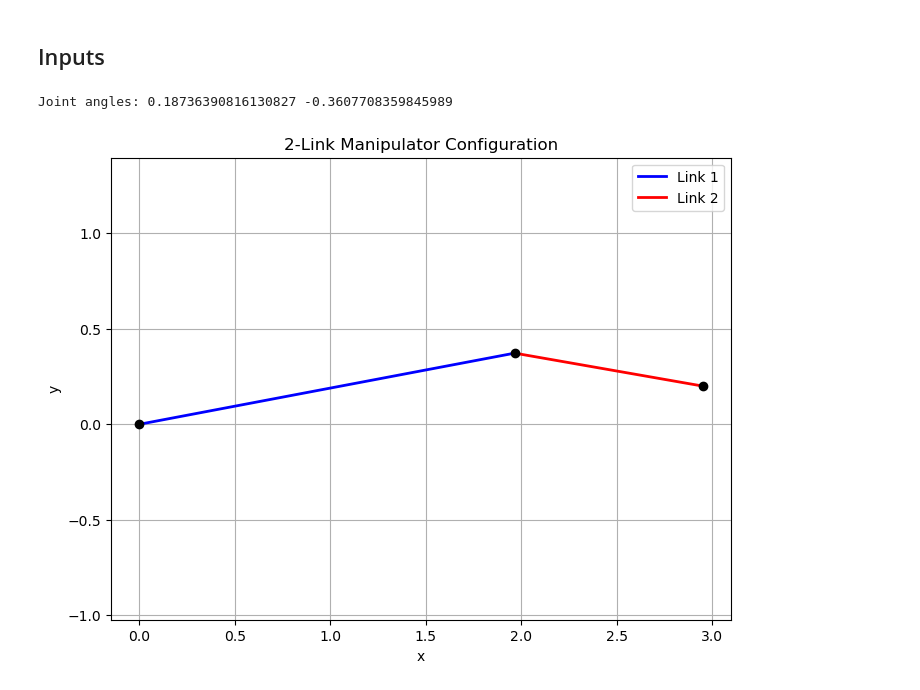
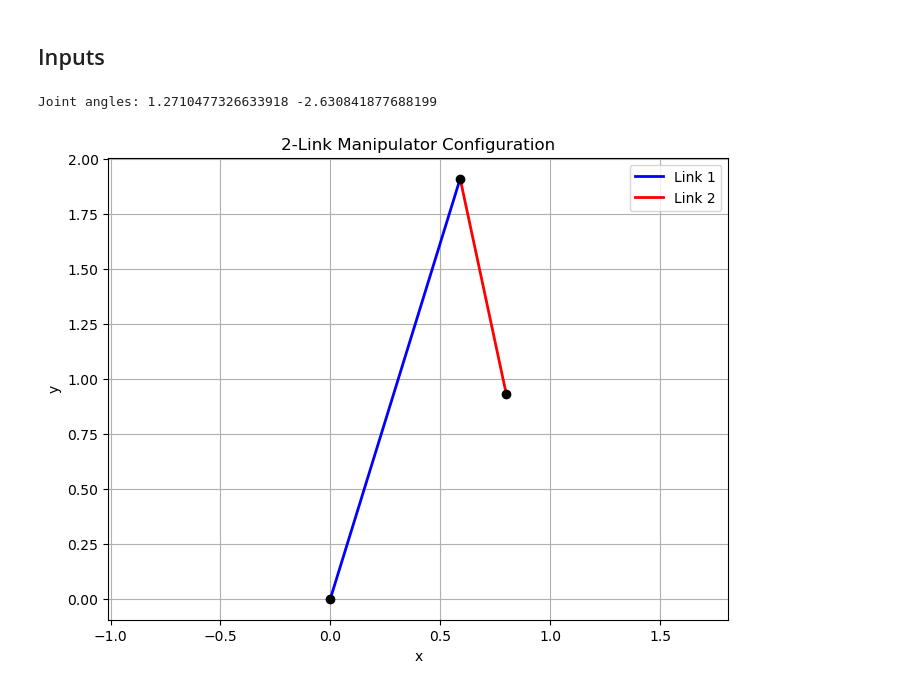
Before and after one commit to cathy-guo/Manipulator_Optimal_Control, a Jupyter notebook: classical_optimization/inverse_kinematics_visualizer.ipynb, the cells around one changed output. Drawn from its saved outputs; the diff is of its cells as text; code cells hidden in the pictures.

```diff
--- a/classical_optimization/inverse_kinematics_visualizer.ipynb
+++ b/classical_optimization/inverse_kinematics_visualizer.ipynb
@@ -86,25 +86,25 @@ def plot_manipulator(L1, L2, theta1, theta2):
 # %%
 # Example usage
 
-target_pos = (2.95, 0.2)
-# target_pos = (1.3, 1.4)
+target_pos = (0.8, 0.933)
+# target_pos = (2.3, 1.4)
 L1 = 2
 L2 = 1
 
 #radians
 theta1_min = 0
 theta1_max = math.pi/2
 theta2_min = -math.pi
 theta2_max = math.pi
 
 result = inverse_kinematics_2link(L1, L2, theta1_min, theta1_max, theta2_min, theta2_max, target_pos)
 
 if isinstance(result, str):
     print(result)
 else:
     print("Joint angles:", init_theta1, init_theta2)
     # Plot the manipulator configuration
     plot_manipulator(L1, L2, init_theta1, init_theta2)
 # %% [output]
-Joint angles: 0.18736390816130827 -0.3607708359845989
+Joint angles: 1.2710477326633918 -2.630841877688199
-[figure, old version]
+[figure, new version]
```
Also changed, not shown: parts of 1 cell of this notebook, 1 other file.
